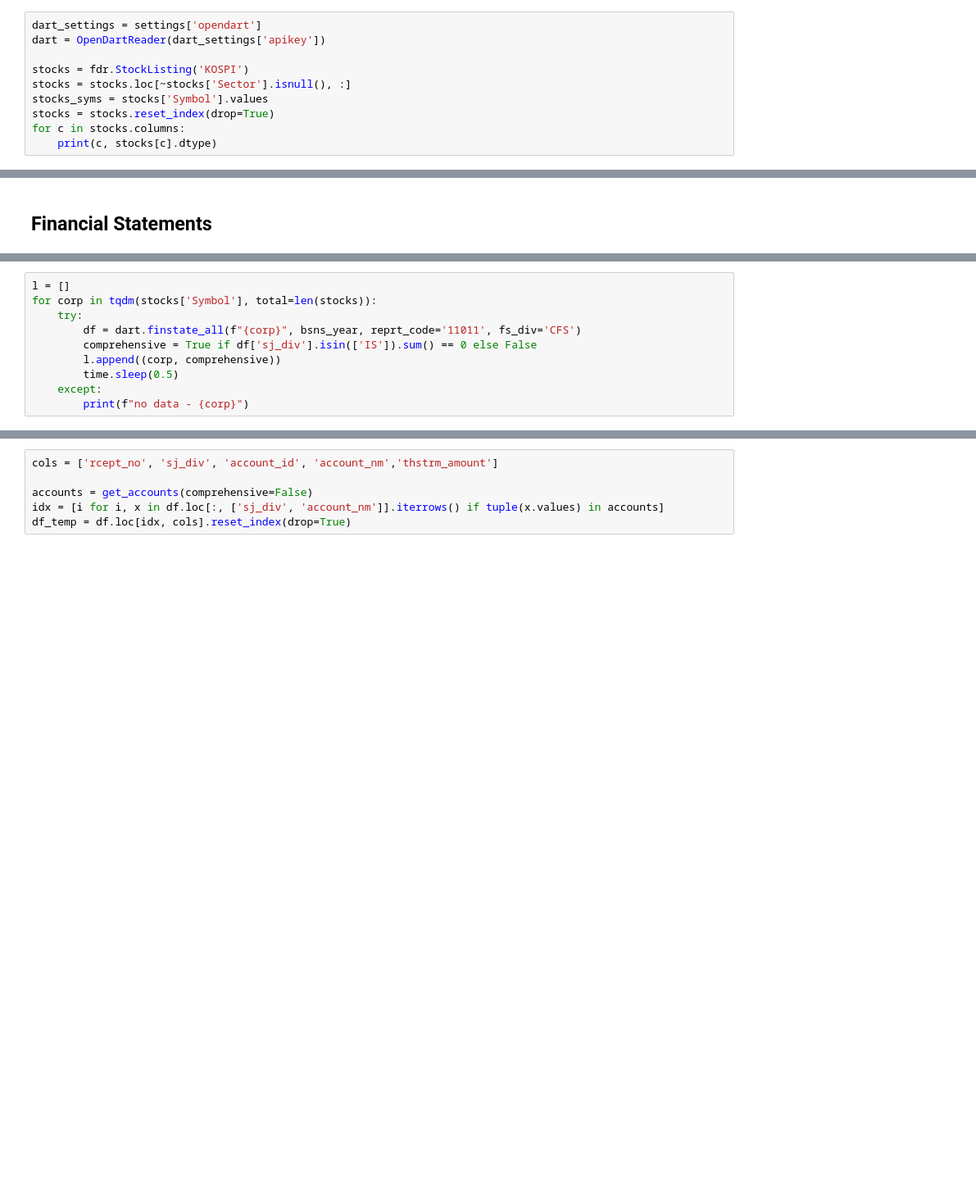
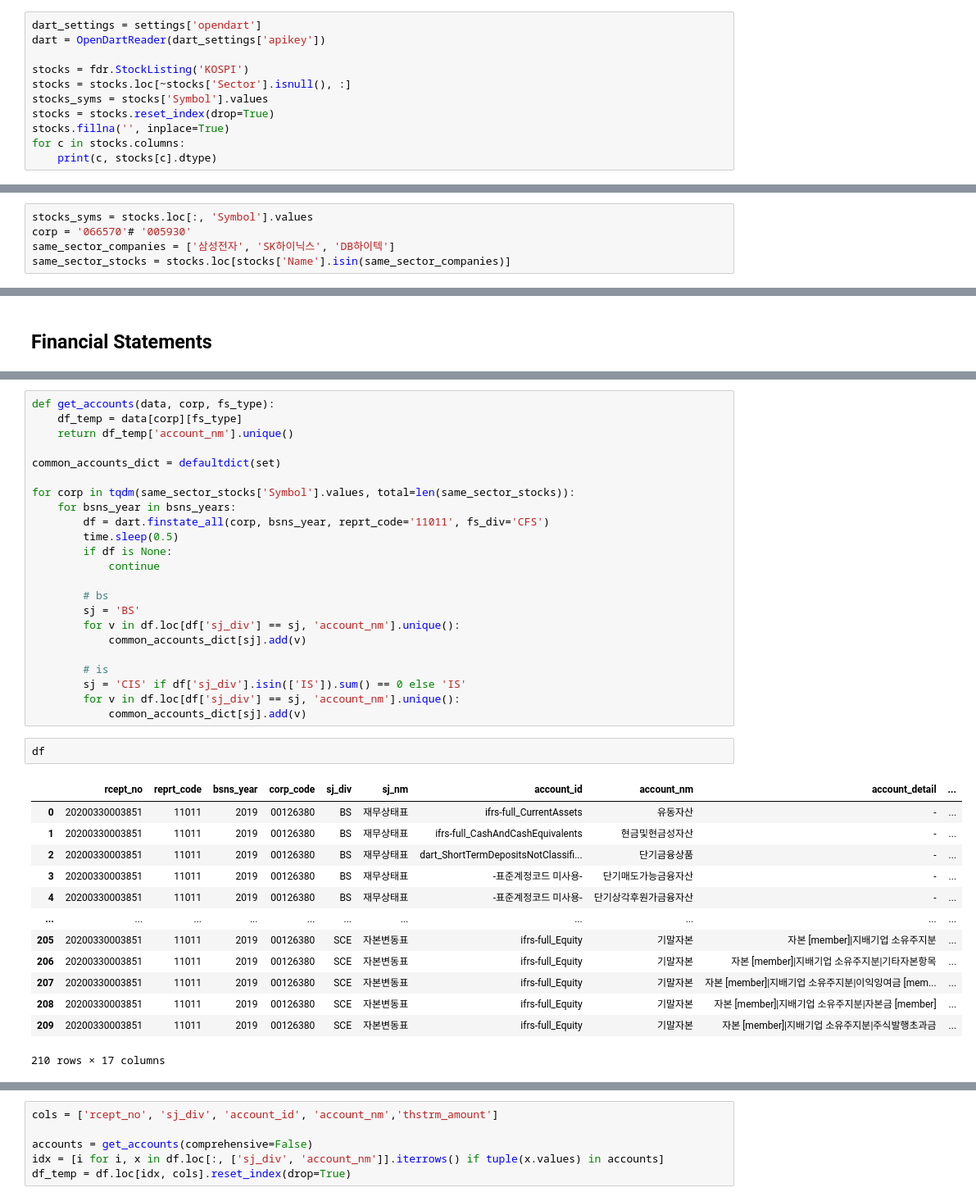
Before and after one commit to simonjisu/FSQA, a Jupyter notebook: Notebooks/01_SQLDatabase.ipynb, the cells around one changed output, grey strips where cells are left out. Shown at 82% size. Cells and saved outputs as stored; diff of their text form; blank space fills up the shorter version.

```diff
--- a/Notebooks/01_SQLDatabase.ipynb
+++ b/Notebooks/01_SQLDatabase.ipynb
@@ -55,6 +55,7 @@ stocks = fdr.StockListing('KOSPI')
 stocks = stocks.loc[~stocks['Sector'].isnull(), :]
 stocks_syms = stocks['Symbol'].values
 stocks = stocks.reset_index(drop=True)
+stocks.fillna('', inplace=True)
 for c in stocks.columns:
     print(c, stocks[c].dtype)
 # %% [output]
@@ -184,3 +187,8 @@ tables
+# %%
+stocks_syms = stocks.loc[:, 'Symbol'].values
+corp = '066570'# '005930'
+same_sector_companies = ['삼성전자', 'SK하이닉스', 'DB하이텍']
+same_sector_stocks = stocks.loc[stocks['Name'].isin(same_sector_companies)]
 # %%
 with psycopg.connect(
         dbname=db_settings['dbname'],
@@ -234,10 +252,0 @@ dart.finstate_all(f"{corp}", bsns_year, reprt_code='11011', fs_div='CFS')
-# %%
-l = []
-for corp in tqdm(stocks['Symbol'], total=len(stocks)):
-    try:
-        df = dart.finstate_all(f"{corp}", bsns_year, reprt_code='11011', fs_div='CFS')
-        comprehensive = True if df['sj_div'].isin(['IS']).sum() == 0 else False
-        l.append((corp, comprehensive))
-        time.sleep(0.5)
-    except:
-        print(f"no data - {corp}")
@@ -261,0 +257,39 @@ no data - 204320
+# %%
+def get_accounts(data, corp, fs_type):
+    df_temp = data[corp][fs_type]
+    return df_temp['account_nm'].unique()
+
+common_accounts_dict = defaultdict(set)
+
+for corp in tqdm(same_sector_stocks['Symbol'].values, total=len(same_sector_stocks)):
+    for bsns_year in bsns_years:
+        df = dart.finstate_all(corp, bsns_year, reprt_code='11011', fs_div='CFS')
+        time.sleep(0.5)
+        if df is None:
+            continue
+
+        # bs
+        sj = 'BS'
+        for v in df.loc[df['sj_div'] == sj, 'account_nm'].unique():
+            common_accounts_dict[sj].add(v)
+
+        # is
+        sj = 'CIS' if df['sj_div'].isin(['IS']).sum() == 0 else 'IS'
+        for v in df.loc[df['sj_div'] == sj, 'account_nm'].unique():
+            common_accounts_dict[sj].add(v)
+# %%
+df
+# %% [output]
+|  | rcept_no | reprt_code | bsns_year | corp_code | sj_div | sj_nm | account_id | account_nm | account_detail | ... |
+| 0 | 20200330003851 | 11011 | 2019 | 00126380 | BS | 재무상태표 | ifrs-full_CurrentAssets | 유동자산 | - | ... |
+| 1 | 20200330003851 | 11011 | 2019 | 00126380 | BS | 재무상태표 | ifrs-full_CashAndCashEquivalents | 현금및현금성자산 | - | ... |
+| 2 | 20200330003851 | 11011 | 2019 | 00126380 | BS | 재무상태표 | dart_ShortTermDepositsNotClassifi... | 단기금융상품 | - | ... |
+| 3 | 20200330003851 | 11011 | 2019 | 00126380 | BS | 재무상태표 | -표준계정코드 미사용- | 단기매도가능금융자산 | - | ... |
+| 4 | 20200330003851 | 11011 | 2019 | 00126380 | BS | 재무상태표 | -표준계정코드 미사용- | 단기상각후원가금융자산 | - | ... |
+| ... | ... | ... | ... | ... | ... | ... | ... | ... | ... | ... |
+| 205 | 20200330003851 | 11011 | 2019 | 00126380 | SCE | 자본변동표 | ifrs-full_Equity | 기말자본 | 자본 [member]|지배기업 소유주지분 | ... |
+| 206 | 20200330003851 | 11011 | 2019 | 00126380 | SCE | 자본변동표 | ifrs-full_Equity | 기말자본 | 자본 [member]|지배기업 소유주지분|기타자본항목 | ... |
+| 207 | 20200330003851 | 11011 | 2019 | 00126380 | SCE | 자본변동표 | ifrs-full_Equity | 기말자본 | 자본 [member]|지배기업 소유주지분|이익잉여금 [mem... | ... |
+| 208 | 20200330003851 | 11011 | 2019 | 00126380 | SCE | 자본변동표 | ifrs-full_Equity | 기말자본 | 자본 [member]|지배기업 소유주지분|자본금 [member] | ... |
+| 209 | 20200330003851 | 11011 | 2019 | 00126380 | SCE | 자본변동표 | ifrs-full_Equity | 기말자본 | 자본 [member]|지배기업 소유주지분|주식발행초과금 | ... |
+210 rows × 17 columns
```
Also changed, not shown: parts of 23 cells of this notebook, 7 other files.
